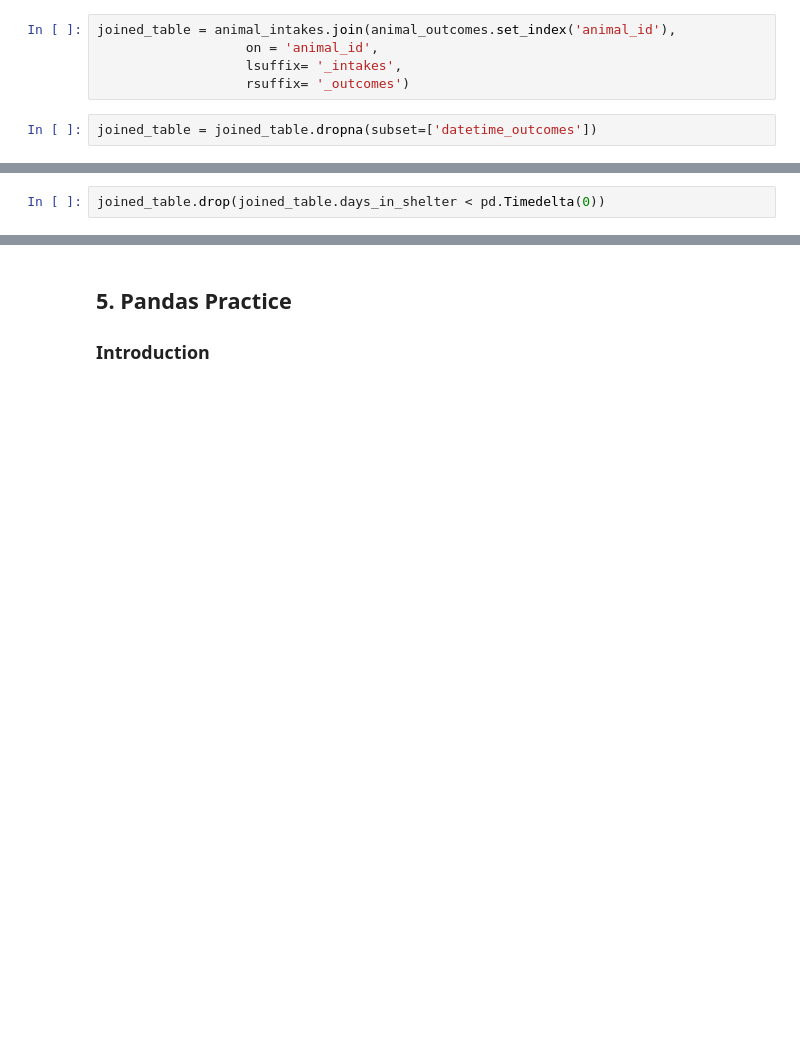
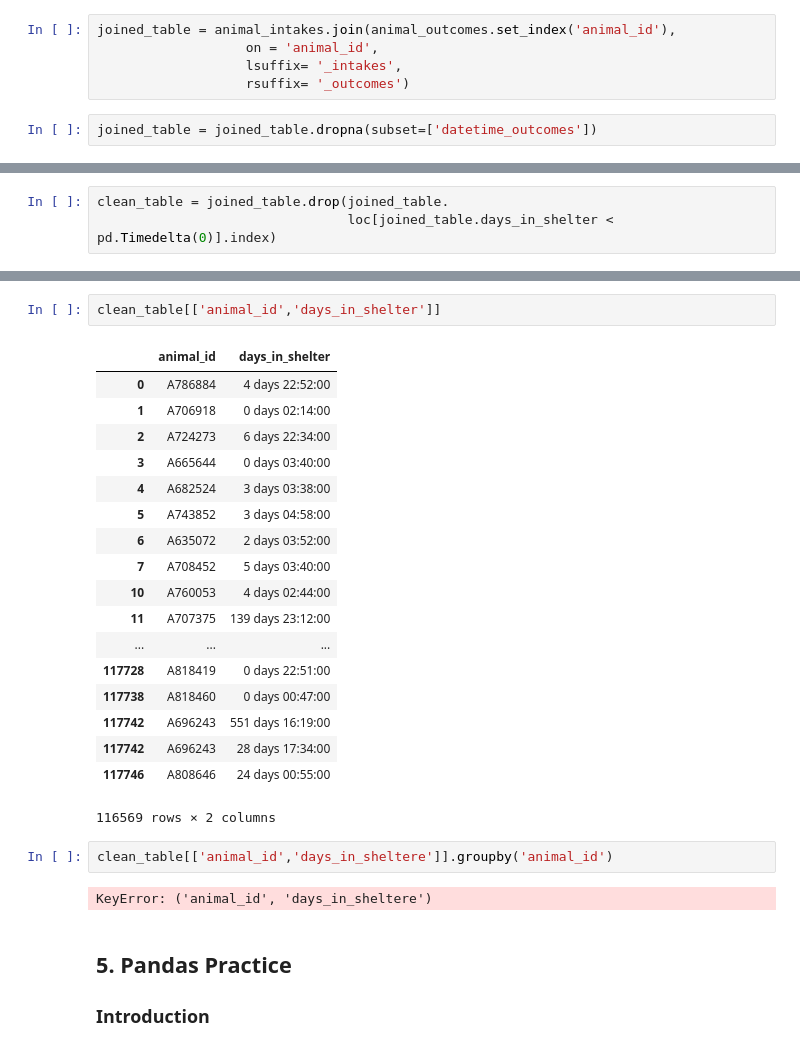
Before and after one commit to gywooo1/hbs-ds-060120, a Jupyter notebook: module-1/day-7-pandas-3/reshaping_data_with_pandas.ipynb, the cells around one changed output, grey strips where cells are left out. Drawn from its saved outputs; the diff is of its cells as text; blank space fills up the shorter version.

```diff
--- a/module-1/day-7-pandas-3/reshaping_data_with_pandas.ipynb
+++ b/module-1/day-7-pandas-3/reshaping_data_with_pandas.ipynb
@@ -526,2 +530,3 @@ joined_table.loc[joined_table.days_in_shelter < pd.Timedelta(0)]
 # %%
-joined_table.drop(joined_table.days_in_shelter < pd.Timedelta(0))
+clean_table = joined_table.drop(joined_table.
+                                loc[joined_table.days_in_shelter < pd.Timedelta(0)].index)
@@ -547,3 +543,28 @@ joined_table.drop(joined_table.days_in_shelter < pd.Timedelta(0))
+# %%
+clean_table[['animal_id','days_in_shelter']]
+# %% [output]
+|  | animal_id | days_in_shelter |
+| 0 | A786884 | 4 days 22:52:00 |
+| 1 | A706918 | 0 days 02:14:00 |
+| 2 | A724273 | 6 days 22:34:00 |
+| 3 | A665644 | 0 days 03:40:00 |
+| 4 | A682524 | 3 days 03:38:00 |
+| 5 | A743852 | 3 days 04:58:00 |
+| 6 | A635072 | 2 days 03:52:00 |
+| 7 | A708452 | 5 days 03:40:00 |
+| 10 | A760053 | 4 days 02:44:00 |
+| 11 | A707375 | 139 days 23:12:00 |
+| ... | ... | ... |
+| 117728 | A818419 | 0 days 22:51:00 |
+| 117738 | A818460 | 0 days 00:47:00 |
+| 117742 | A696243 | 551 days 16:19:00 |
+| 117742 | A696243 | 28 days 17:34:00 |
+| 117746 | A808646 | 24 days 00:55:00 |
+116569 rows × 2 columns
+# %%
+clean_table[['animal_id','days_in_sheltere']].groupby('animal_id')
+# %% [output]
+KeyError: ('animal_id', 'days_in_sheltere')
 # %% [markdown]
 ## 5. Pandas Practice
 
```
Also changed, not shown: parts of 7 cells of this notebook.
